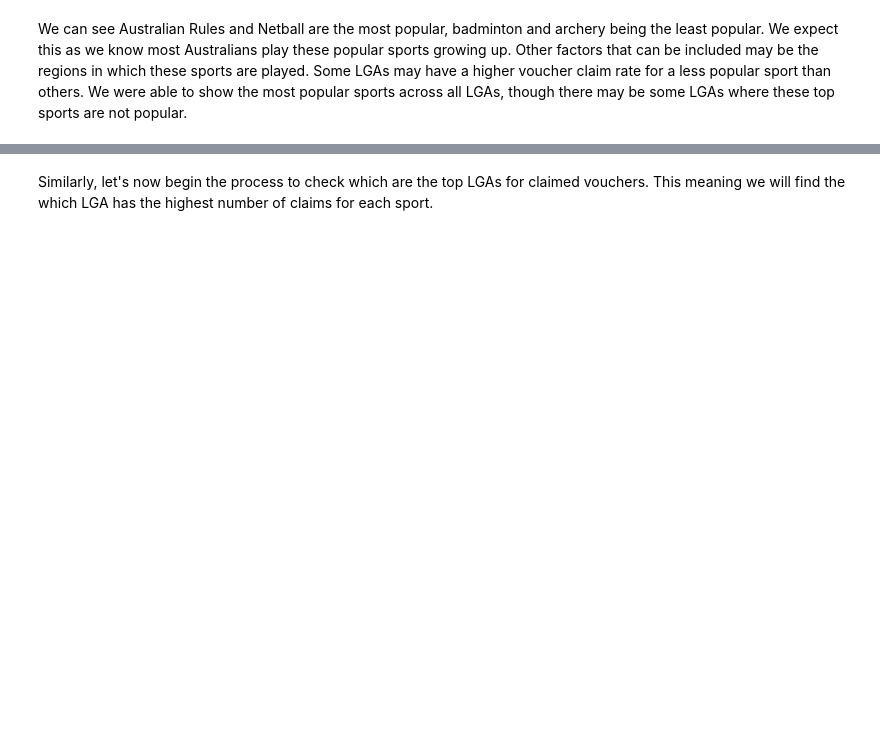
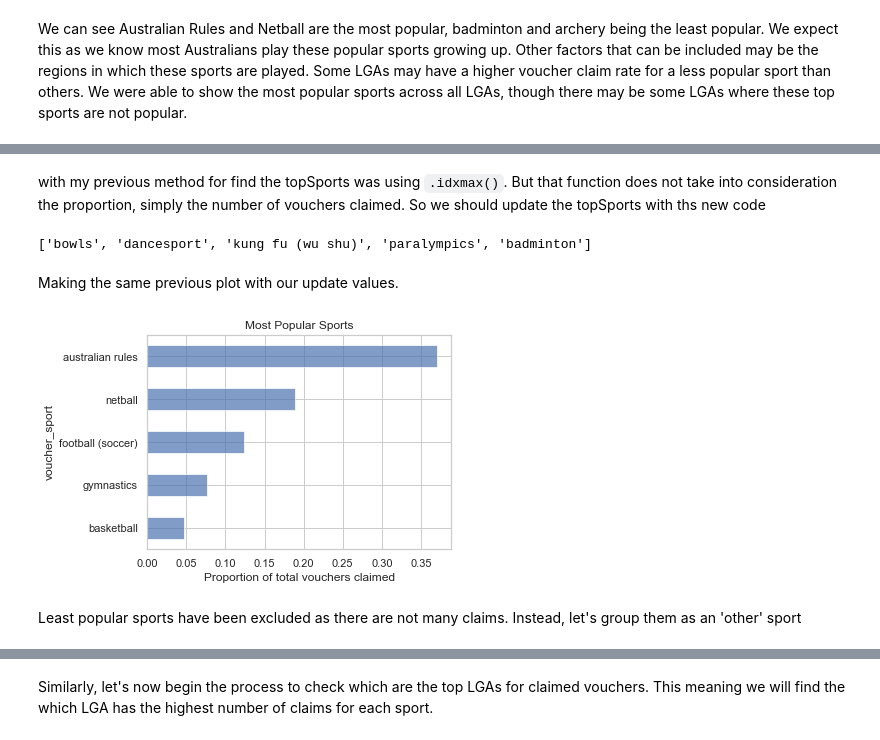
Before and after one commit to MQCOMP2200-S2-2021/Data-Science-Labs, a Jupyter notebook: Portfolio 2-Copy1.ipynb, the cells around one changed output, grey strips where cells are left out. Cells and saved outputs as stored; diff of their text form; code cells hidden in the pictures; blank space fills up the shorter version.

Commit message:
normalised data
returned to q1 to normalise the data. Stillk working on some plots

```diff
--- a/Portfolio 2-Copy1.ipynb
+++ b/Portfolio 2-Copy1.ipynb
@@ -309,7 +316,7 @@ group.head()
 # %% [markdown]
 keeping all rows and only keeping one column. All the columns represent the same number of counts, so we only need to keep one.
 # %%
-pivot = pd.pivot_table(group, values = 'Participant_ID', index = 'Participant_LGA', columns = 'Voucher_Sport')
+pivot = pd.pivot_table(group, values = 'participant_id', index = 'participant_lga', columns = 'voucher_sport')
 # %%
 pivot.head()
 # %% [output]
@@ -394,0 +402,4 @@ We can see Australian Rules and Netball are the most popular, badminton and arch
+# %%
+claimDF = pivot.sum().to_frame(name='sum')
+# %%
+claimDF['proportion'] =claimDF['sum'] / claimDF.sum()[0]
@@ -394,0 +412,4 @@ We can see Australian Rules and Netball are the most popular, badminton and arch
+# %% [markdown]
+with my previous method for find the topSports was using `.idxmax()`. But that function does not take into consideration the proportion, simply the number of vouchers claimed. So we should update the topSports with ths new code
+# %%
+topSports = list(claimDF[claimDF['proportion']> claimDF['proportion'].mean()].nlargest(5, columns='proportion').index)
@@ -394,0 +418,21 @@ We can see Australian Rules and Netball are the most popular, badminton and arch
+# %%
+botSports
+# %% [output]
+['bowls', 'dancesport', 'kung fu (wu shu)', 'paralympics', 'badminton']
+# %% [markdown]
+Making the same previous plot with our update values.
+# %%
+sns.set_theme(style="whitegrid")
+fig, axes= plt.subplots(1,1)
+
+
+claimDF['proportion'][topSports].sort_values().plot(kind='barh', style='b', alpha=0.7,
+              title='Most Popular Sports')
+
+plt.xlabel('Proportion of total vouchers claimed')
+plt.tight_layout()
+plt.show()
+# %% [output]
+[figure, added]
+# %% [markdown]
+Least popular sports have been excluded as there are not many claims. Instead, let's group them as an 'other' sport
```
Also changed, not shown: parts of 147 cells of this notebook.
